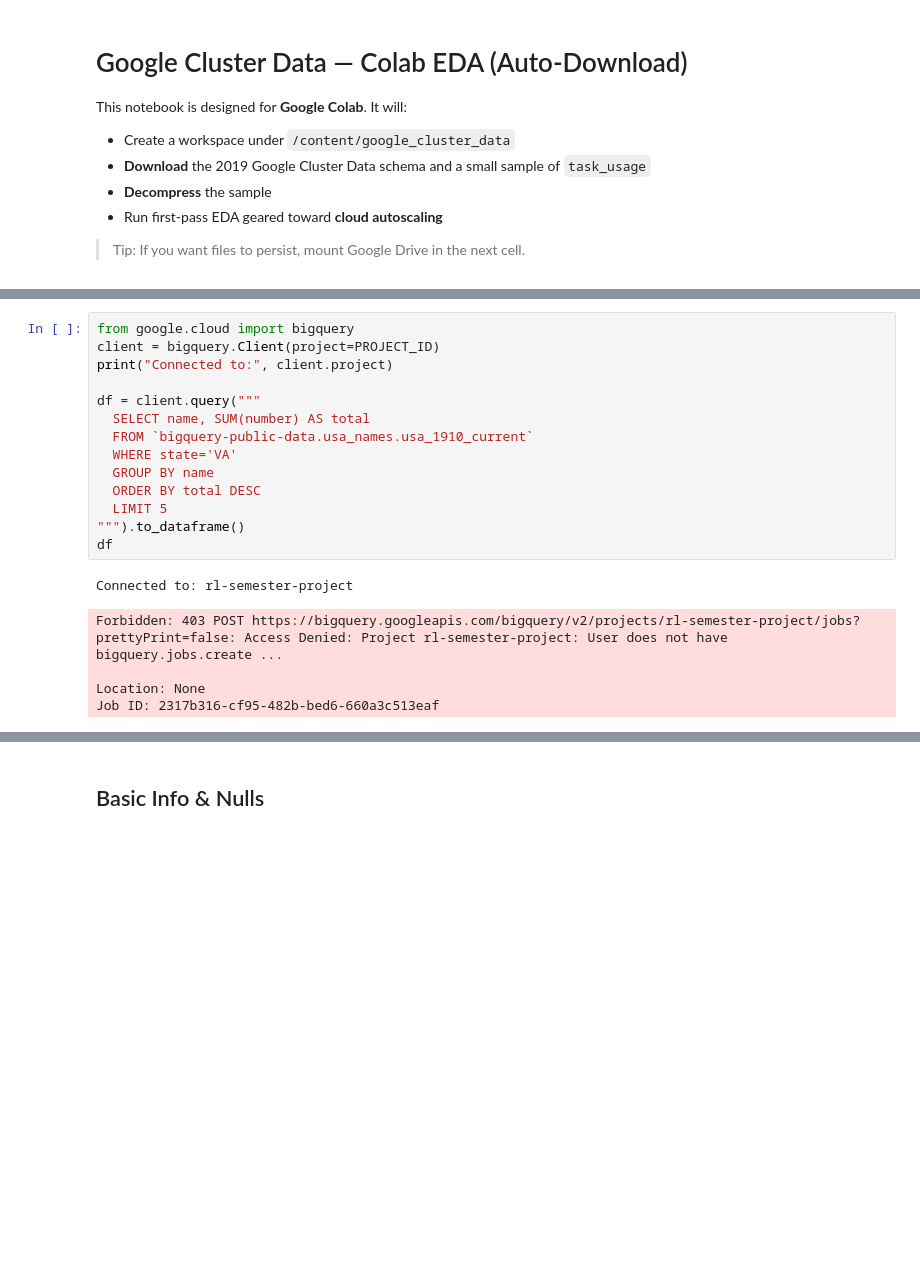
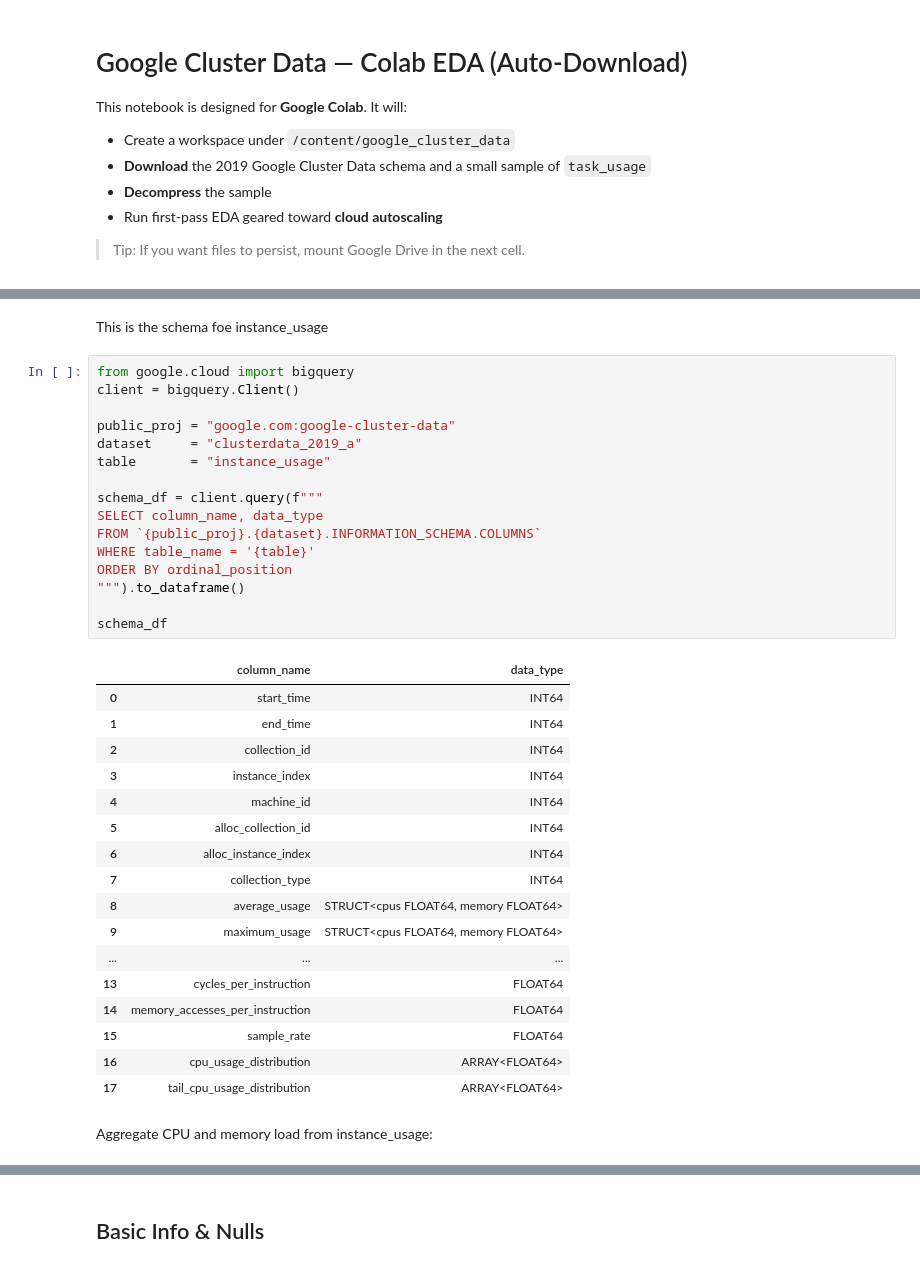
Before and after one commit to rah-ds/Cloud-Autoscaling-using-RL, a Jupyter notebook: notebooks/google_cluster_colab_eda.ipynb, the cells around one changed output, grey strips where cells are left out. Cells and saved outputs as stored; diff of their text form; blank space fills up the shorter version.

```diff
--- a/notebooks/google_cluster_colab_eda.ipynb
+++ b/notebooks/google_cluster_colab_eda.ipynb
@@ -136,20 +18,38 @@ To set the active account, run:
-# %%
-from google.cloud import bigquery
-client = bigquery.Client(project=PROJECT_ID)
-print("Connected to:", client.project)
-
-df = client.query("""
-  SELECT name, SUM(number) AS total
-  FROM `bigquery-public-data.usa_names.usa_1910_current`
-  WHERE state='VA'
-  GROUP BY name
-  ORDER BY total DESC
-  LIMIT 5
-""").to_dataframe()
-df
-# %% [output]
-Connected to: rl-semester-project
-Forbidden: 403 POST https://bigquery.googleapis.com/bigquery/v2/projects/rl-semester-project/jobs?prettyPrint=false: Access Denied: Project rl-semester-project: User does not have bigquery.jobs.create ...
-
-Location: None
-Job ID: 2317b316-cf95-482b-bed6-660a3c513eaf
+# %% [markdown]
+This is the schema foe instance_usage
+# %%
+from google.cloud import bigquery
+client = bigquery.Client()
+
+public_proj = "google.com:google-cluster-data"
+dataset     = "clusterdata_2019_a"
+table       = "instance_usage"
+
+schema_df = client.query(f"""
+SELECT column_name, data_type
+FROM `{public_proj}.{dataset}.INFORMATION_SCHEMA.COLUMNS`
+WHERE table_name = '{table}'
+ORDER BY ordinal_position
+""").to_dataframe()
+
+schema_df
+# %% [output]
+|  | column_name | data_type |
+| 0 | start_time | INT64 |
+| 1 | end_time | INT64 |
+| 2 | collection_id | INT64 |
+| 3 | instance_index | INT64 |
+| 4 | machine_id | INT64 |
+| 5 | alloc_collection_id | INT64 |
+| 6 | alloc_instance_index | INT64 |
+| 7 | collection_type | INT64 |
+| 8 | average_usage | STRUCT<cpus FLOAT64, memory FLOAT64> |
+| 9 | maximum_usage | STRUCT<cpus FLOAT64, memory FLOAT64> |
+| ... | ... | ... |
+| 13 | cycles_per_instruction | FLOAT64 |
+| 14 | memory_accesses_per_instruction | FLOAT64 |
+| 15 | sample_rate | FLOAT64 |
+| 16 | cpu_usage_distribution | ARRAY<FLOAT64> |
+| 17 | tail_cpu_usage_distribution | ARRAY<FLOAT64> |
+# %% [markdown]
+Aggregate CPU and memory load from instance_usage:
```
Also changed, not shown: parts of 39 cells of this notebook.
